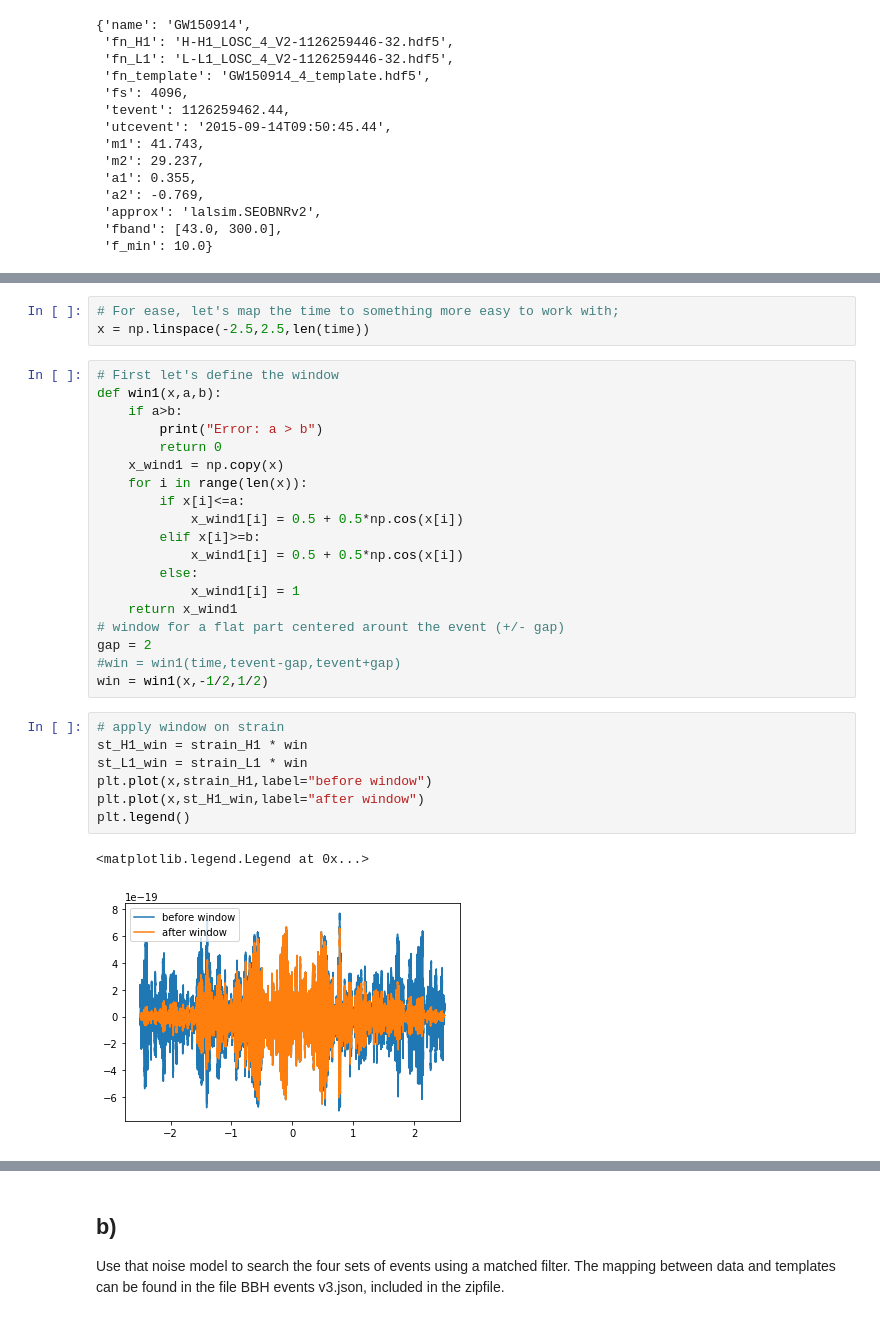
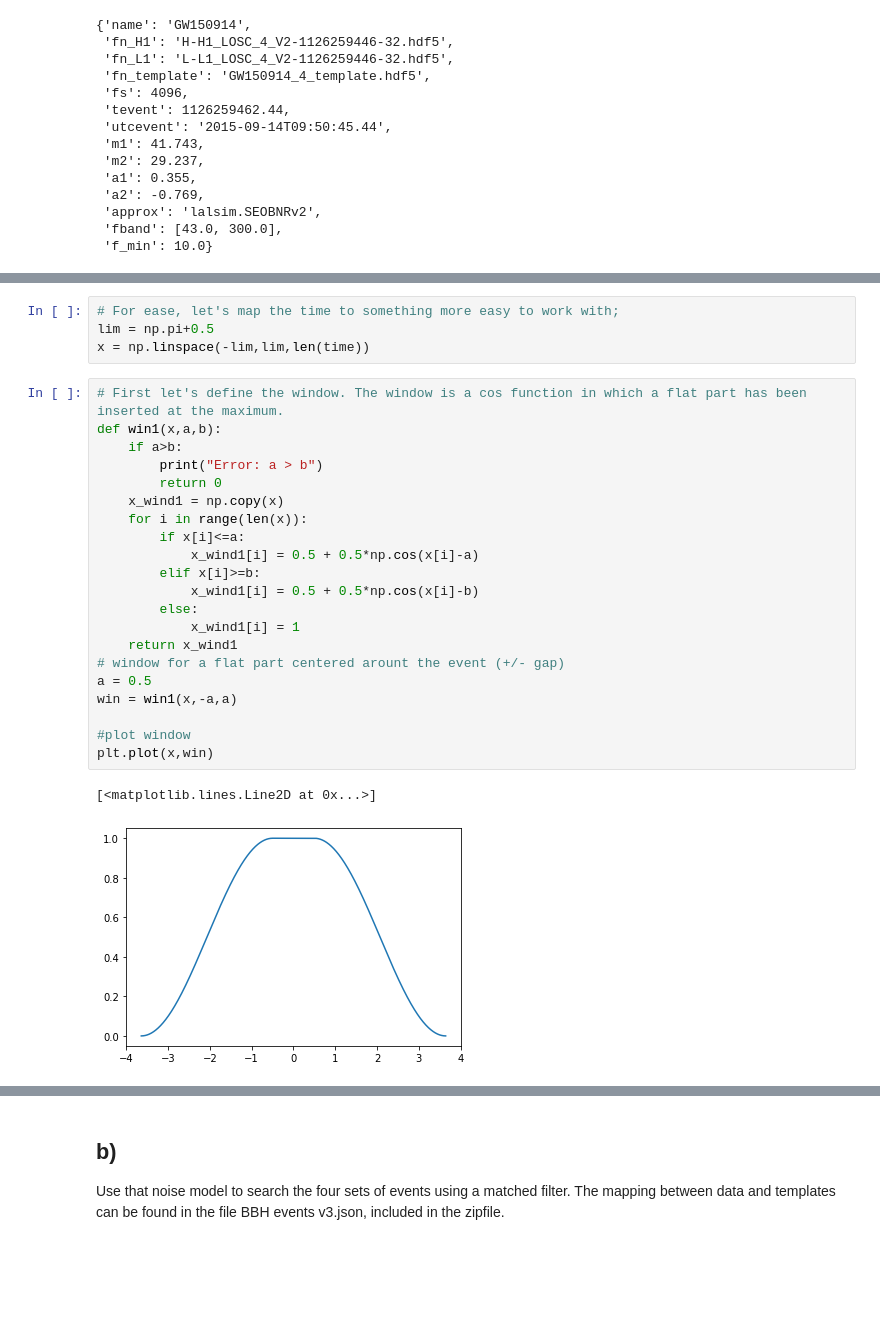
Before and after one commit to RphlFrmnt/PHYS512, a Jupyter notebook: LIGO_Assignment5/Assign_5.ipynb, the cells around one changed output, grey strips where cells are left out. Saved outputs shown, nothing was run; the diff lists cells and outputs as text; blank space fills up the shorter version.

```diff
--- a/LIGO_Assignment5/Assign_5.ipynb
+++ b/LIGO_Assignment5/Assign_5.ipynb
@@ -163,32 +172,28 @@ Text(0.5, 1.0, 'Advanced LIGO strain data containingGW150914')
 # %%
 # For ease, let's map the time to something more easy to work with;
-x = np.linspace(-2.5,2.5,len(time))
+lim = np.pi+0.5
+x = np.linspace(-lim,lim,len(time))
 # %%
-# First let's define the window
+# First let's define the window. The window is a cos function in which a flat part has been inserted at the maximum.
 def win1(x,a,b):
     if a>b:
         print("Error: a > b")
         return 0
     x_wind1 = np.copy(x)
     for i in range(len(x)):
         if x[i]<=a:
-            x_wind1[i] = 0.5 + 0.5*np.cos(x[i])
+            x_wind1[i] = 0.5 + 0.5*np.cos(x[i]-a)
         elif x[i]>=b:
-            x_wind1[i] = 0.5 + 0.5*np.cos(x[i])
+            x_wind1[i] = 0.5 + 0.5*np.cos(x[i]-b)
         else:
             x_wind1[i] = 1
     return x_wind1
 # window for a flat part centered arount the event (+/- gap)
-gap = 2
-#win = win1(time,tevent-gap,tevent+gap)
-win = win1(x,-1/2,1/2)
+a = 0.5
+win = win1(x,-a,a)
+
+#plot window
+plt.plot(x,win)
+# %% [output]
+[<matplotlib.lines.Line2D at 0x...>]
+[figure, added]
-# %%
-# apply window on strain
-st_H1_win = strain_H1 * win
-st_L1_win = strain_L1 * win
-plt.plot(x,strain_H1,label="before window")
-plt.plot(x,st_H1_win,label="after window")
-plt.legend()
-# %% [output]
-<matplotlib.legend.Legend at 0x...>
-[figure, removed]
```
Also changed, not shown: parts of 11 cells of this notebook.
